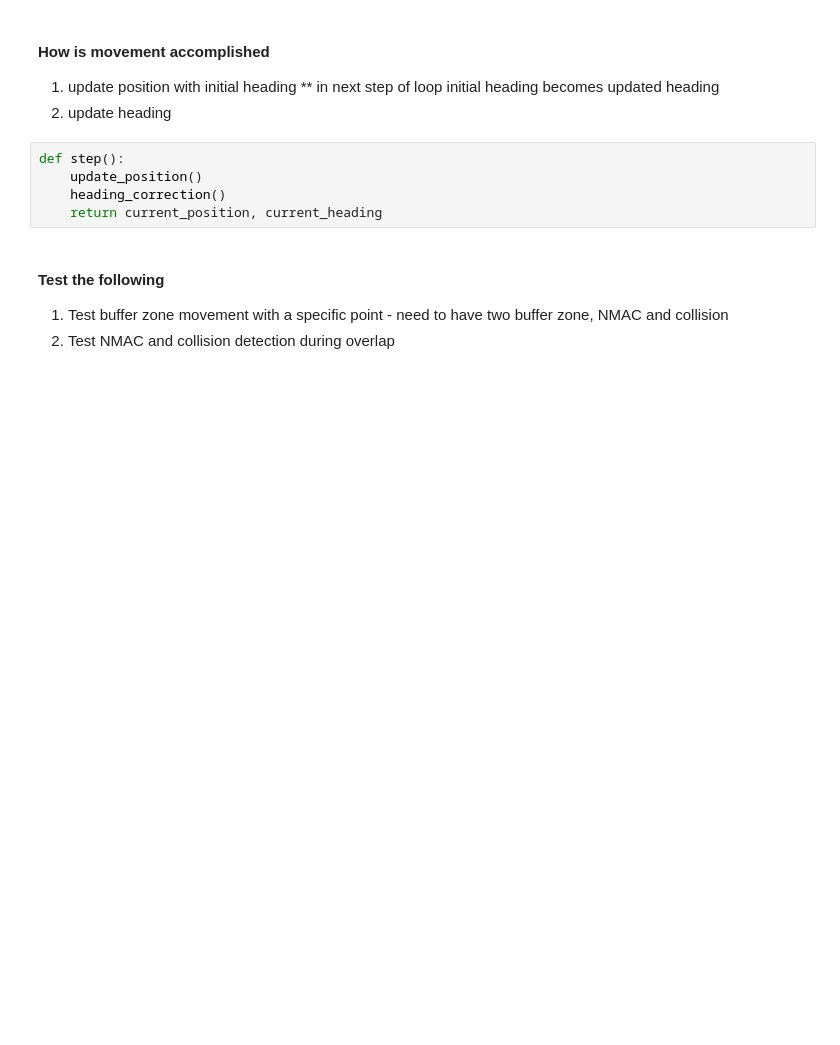
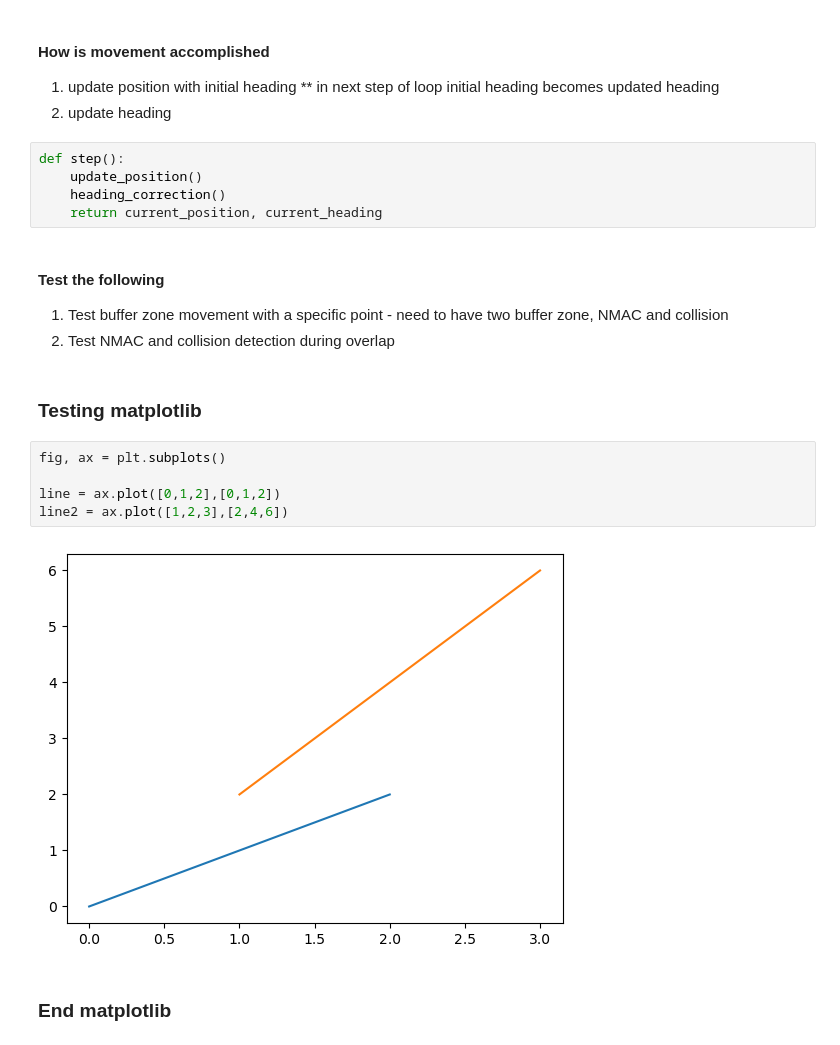
Before and after one commit to tresabhi/UAM_v2, a Jupyter notebook: mapping_austin_scratch.ipynb, the cells around one changed output. Cells and saved outputs as stored; diff of their text form; blank space fills up the shorter version.

```diff
--- a/mapping_austin_scratch.ipynb
+++ b/mapping_austin_scratch.ipynb
@@ -312,3 +319,14 @@ def step():
 
 1) Test buffer zone movement with a specific point - need to have two buffer zone, NMAC and collision
 2) Test NMAC and collision detection during overlap
+# %% [markdown]
+### Testing matplotlib
+# %%
+fig, ax = plt.subplots()
+
+line = ax.plot([0,1,2],[0,1,2])
+line2 = ax.plot([1,2,3],[2,4,6])
+# %% [output]
+[figure, added]
+# %% [markdown]
+### End matplotlib
```
Also changed, not shown: parts of 13 cells of this notebook.
